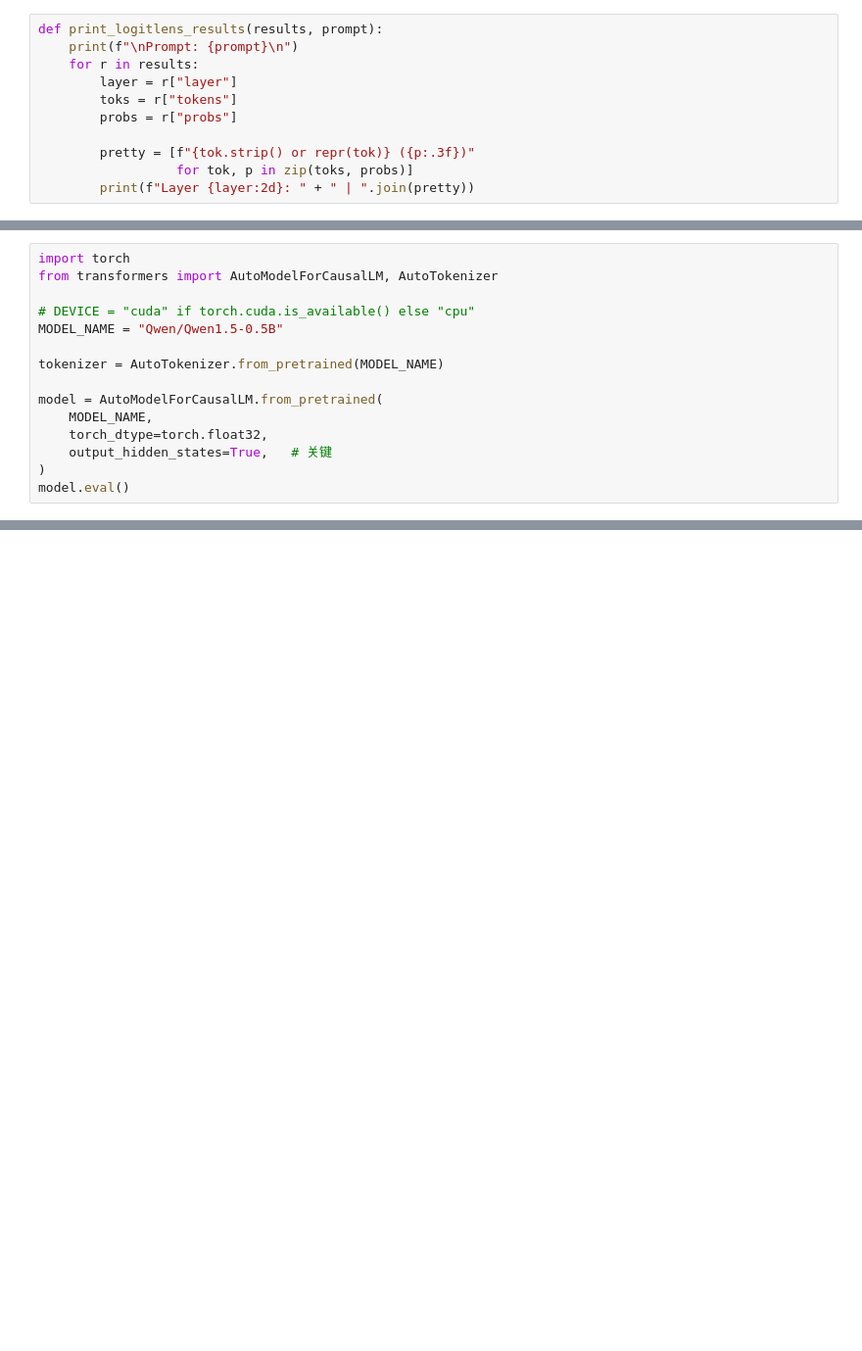
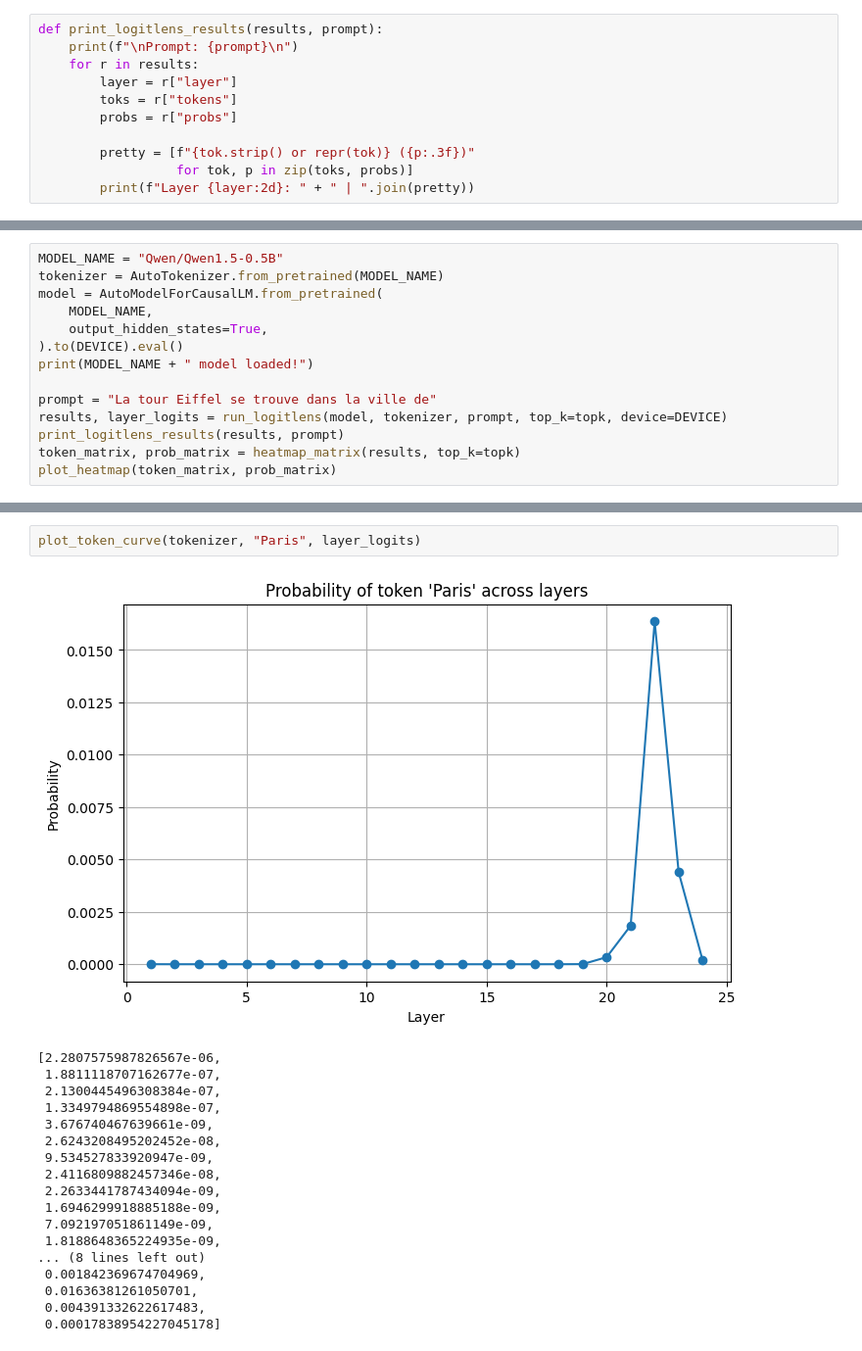
Before and after one commit to jiayi-ji01/Mechanistic-Multilingual-LLM, a Jupyter notebook: ex01.ipynb, the cells around one changed output, grey strips where cells are left out. Shown at 98% size. Drawn from its saved outputs; the diff is of its cells as text; blank space fills up the shorter version.

```diff
--- a/ex01.ipynb
+++ b/ex01.ipynb
@@ -140,16 +200,15 @@ REAL MODEL top-5 prediction:
 # %%
-import torch
-from transformers import AutoModelForCausalLM, AutoTokenizer
-
-# DEVICE = "cuda" if torch.cuda.is_available() else "cpu"
 MODEL_NAME = "Qwen/Qwen1.5-0.5B"
-
 tokenizer = AutoTokenizer.from_pretrained(MODEL_NAME)
-
 model = AutoModelForCausalLM.from_pretrained(
     MODEL_NAME,
-    torch_dtype=torch.float32,
-    output_hidden_states=True,   # 关键
-)
-model.eval()
+    output_hidden_states=True,
+).to(DEVICE).eval()
+print(MODEL_NAME + " model loaded!")
+
+prompt = "La tour Eiffel se trouve dans la ville de"
+results, layer_logits = run_logitlens(model, tokenizer, prompt, top_k=topk, device=DEVICE)
+print_logitlens_results(results, prompt)
+token_matrix, prob_matrix = heatmap_matrix(results, top_k=topk)
+plot_heatmap(token_matrix, prob_matrix)
 # %% [output]
@@ -315,0 +233,21 @@ plot_token_probability_curve(model, tokenizer, prompt, target_token="Paris")
+# %%
+plot_token_curve(tokenizer, "Paris", layer_logits)
+# %% [output]
+[figure, added]
+[2.2807575987826567e-06,
+ 1.8811118707162677e-07,
+ 2.1300445496308384e-07,
+ 1.3349794869554898e-07,
+ 3.676740467639661e-09,
+ 2.6243208495202452e-08,
+ 9.534527833920947e-09,
+ 2.4116809882457346e-08,
+ 2.2633441787434094e-09,
+ 1.6946299918885188e-09,
+ 7.092197051861149e-09,
+ 1.8188648365224935e-09,
+... (8 lines left out)
+ 0.001842369674704969,
+ 0.01636381261050701,
+ 0.004391332622617483,
+ 0.00017838954227045178]
```
Also changed, not shown: parts of 40 cells of this notebook.
